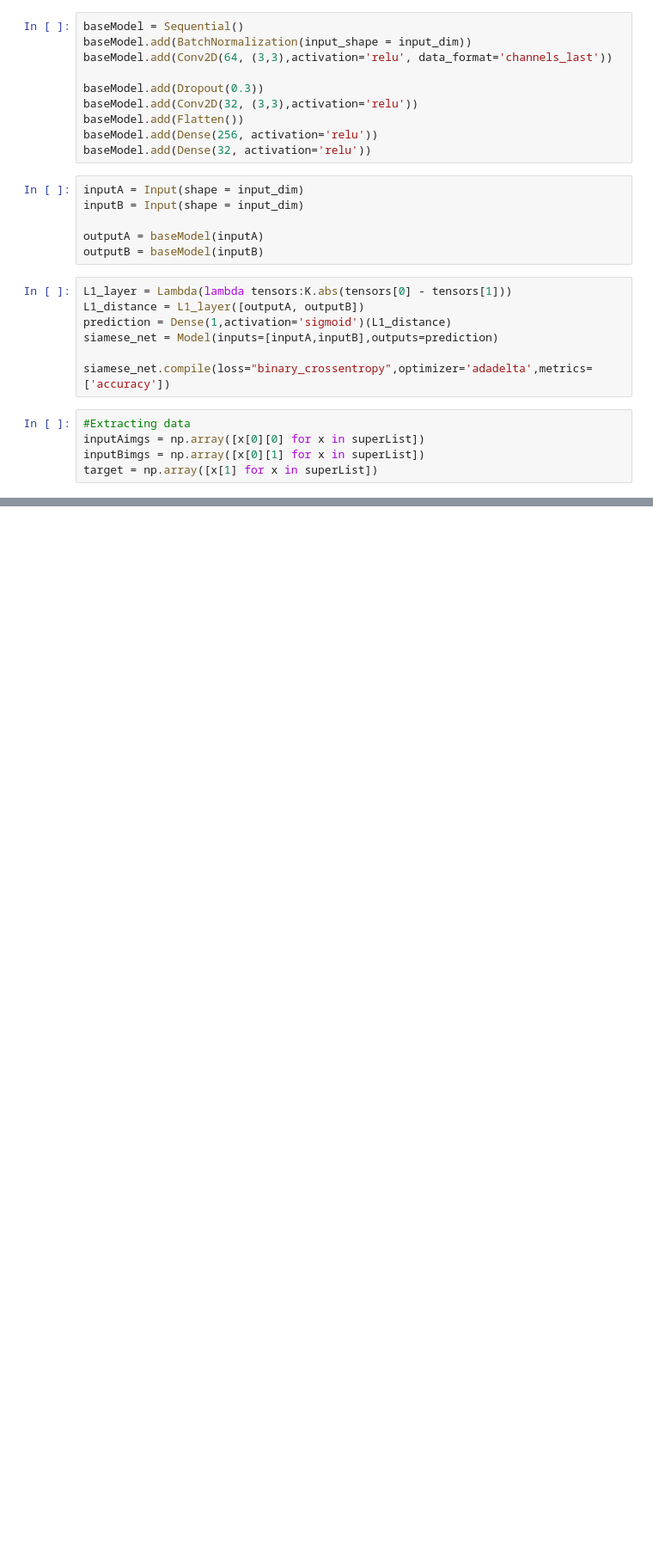
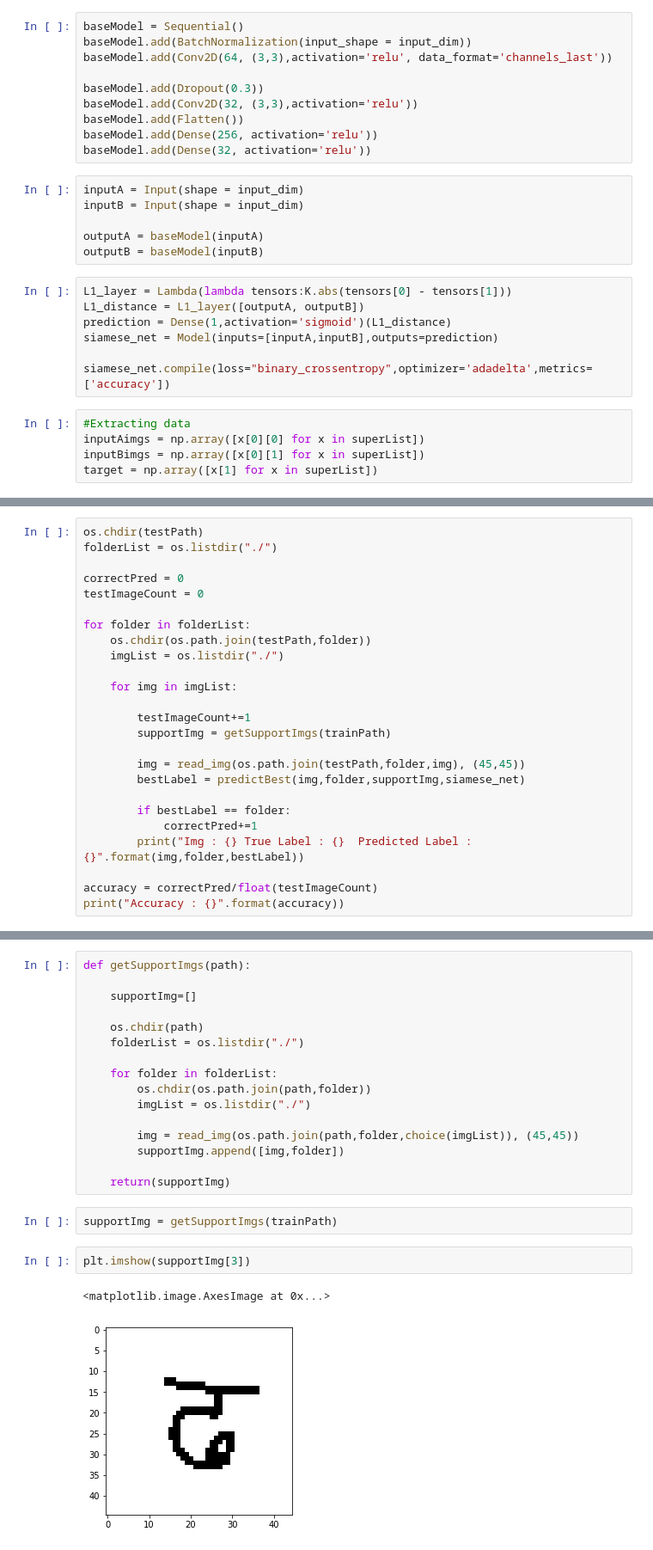
Before and after one commit to rsk2327/GenericModels, a Jupyter notebook: SiameseNetworks/Main.ipynb, the cells around one changed output, grey strips where cells are left out. Shown at 86% size. Cells and saved outputs as stored; diff of their text form; blank space fills up the shorter version.

```diff
--- a/SiameseNetworks/Main.ipynb
+++ b/SiameseNetworks/Main.ipynb
@@ -162,0 +194,25 @@ fit(self, x=None, y=None, batch_size=None, epochs=1, verbose=1, callbacks=None,
+# %%
+os.chdir(testPath)
+folderList = os.listdir("./")
+
+correctPred = 0
+testImageCount = 0
+
+for folder in folderList:
+    os.chdir(os.path.join(testPath,folder))
+    imgList = os.listdir("./")
+
+    for img in imgList:
+
+        testImageCount+=1
+        supportImg = getSupportImgs(trainPath)
+
+        img = read_img(os.path.join(testPath,folder,img), (45,45))
+        bestLabel = predictBest(img,folder,supportImg,siamese_net)
+
+        if bestLabel == folder:
+            correctPred+=1
+        print("Img : {} True Label : {}  Predicted Label : {}".format(img,folder,bestLabel))
+
+accuracy = correctPred/float(testImageCount)
+print("Accuracy : {}".format(accuracy))
@@ -162,0 +243,23 @@ fit(self, x=None, y=None, batch_size=None, epochs=1, verbose=1, callbacks=None,
+# %%
+def getSupportImgs(path):
+
+    supportImg=[]
+
+    os.chdir(path)
+    folderList = os.listdir("./")
+
+    for folder in folderList:
+        os.chdir(os.path.join(path,folder))
+        imgList = os.listdir("./")
+
+        img = read_img(os.path.join(path,folder,choice(imgList)), (45,45))
+        supportImg.append([img,folder])
+
+    return(supportImg)
+# %%
+supportImg = getSupportImgs(trainPath)
+# %%
+plt.imshow(supportImg[3])
+# %% [output]
+<matplotlib.image.AxesImage at 0x...>
+[figure, added]
```
Also changed, not shown: parts of 15 cells of this notebook.
